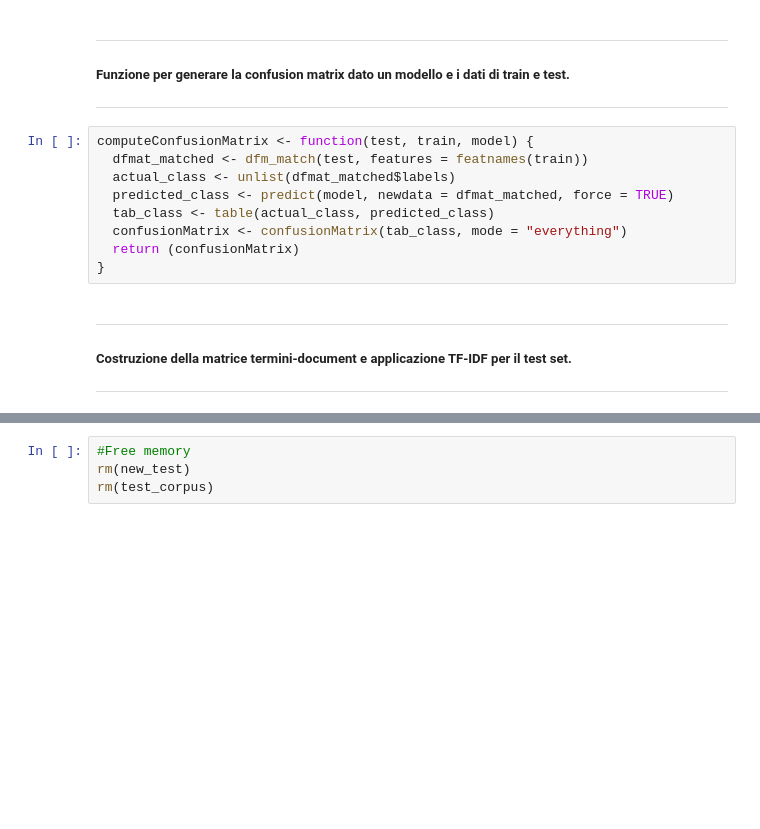
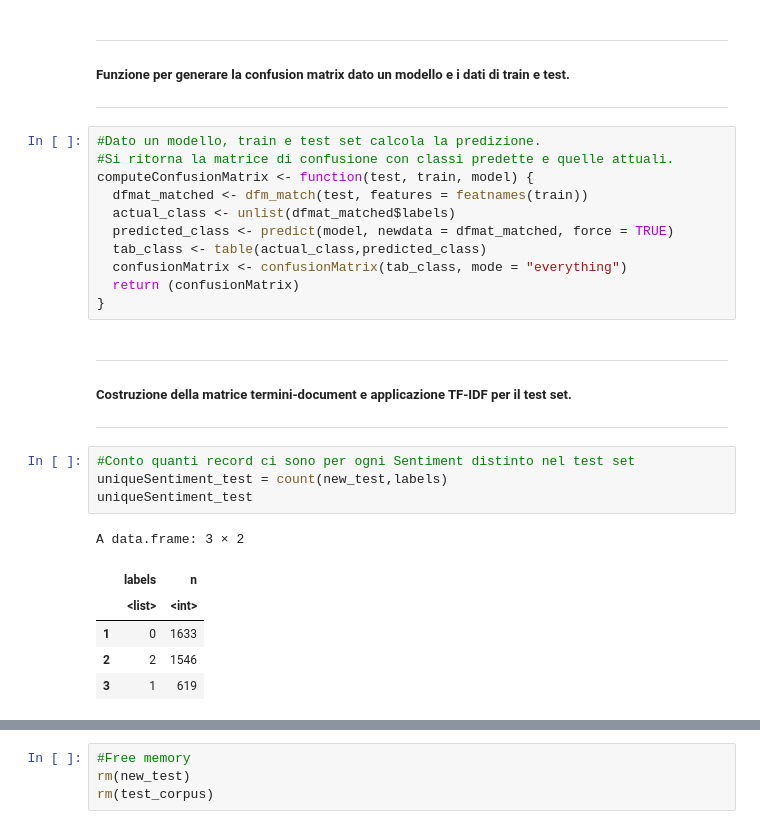
Before and after one commit to CavallucciMartina/Coronavirus-tweets-Text-Classification, a Jupyter notebook: Coronavirus_tweets_Text_Classification_MartinaCavallucci_R.ipynb, the cells around one changed output, grey strips where cells are left out. Cells and saved outputs as stored; diff of their text form; blank space fills up the shorter version.

```diff
--- a/Coronavirus_tweets_Text_Classification_MartinaCavallucci_R.ipynb
+++ b/Coronavirus_tweets_Text_Classification_MartinaCavallucci_R.ipynb
@@ -233,11 +410,13 @@ textplot_wordcloud(dfm_train_tfidf.trim, min_count = 100, random_order = FALSE,
 
 ---
 # %%
+#Dato un modello, train e test set calcola la predizione.
+#Si ritorna la matrice di confusione con classi predette e quelle attuali.
 computeConfusionMatrix <- function(test, train, model) {
   dfmat_matched <- dfm_match(test, features = featnames(train))
   actual_class <- unlist(dfmat_matched$labels)
   predicted_class <- predict(model, newdata = dfmat_matched, force = TRUE)
-  tab_class <- table(actual_class, predicted_class)
+  tab_class <- table(actual_class,predicted_class)
   confusionMatrix <- confusionMatrix(tab_class, mode = "everything")
   return (confusionMatrix)
 }
@@ -247,4 +426,15 @@ computeConfusionMatrix <- function(test, train, model) {
 ##### Costruzione della matrice termini-document e applicazione TF-IDF per il test set.
 
 ---
+# %%
+#Conto quanti record ci sono per ogni Sentiment distinto nel test set
+uniqueSentiment_test = count(new_test,labels)
+uniqueSentiment_test
+# %% [output]
+A data.frame: 3 × 2
+|  | labels | n |
+|  | <list> | <int> |
+| 1 | 0 | 1633 |
+| 2 | 2 | 1546 |
+| 3 | 1 | 619 |
 # %%
```
Also changed, not shown: parts of 31 cells of this notebook.
